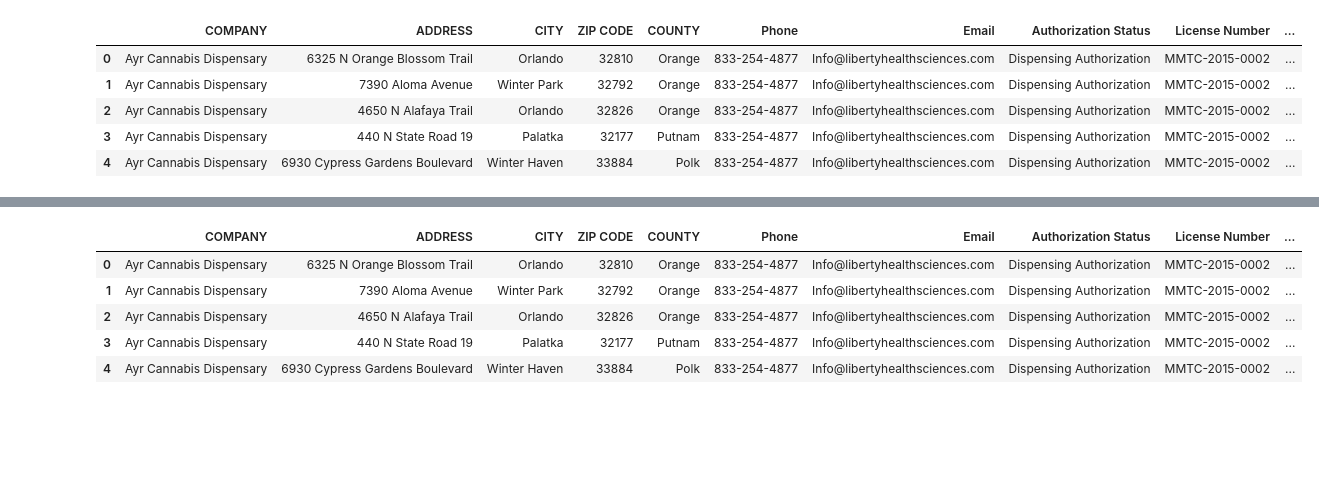
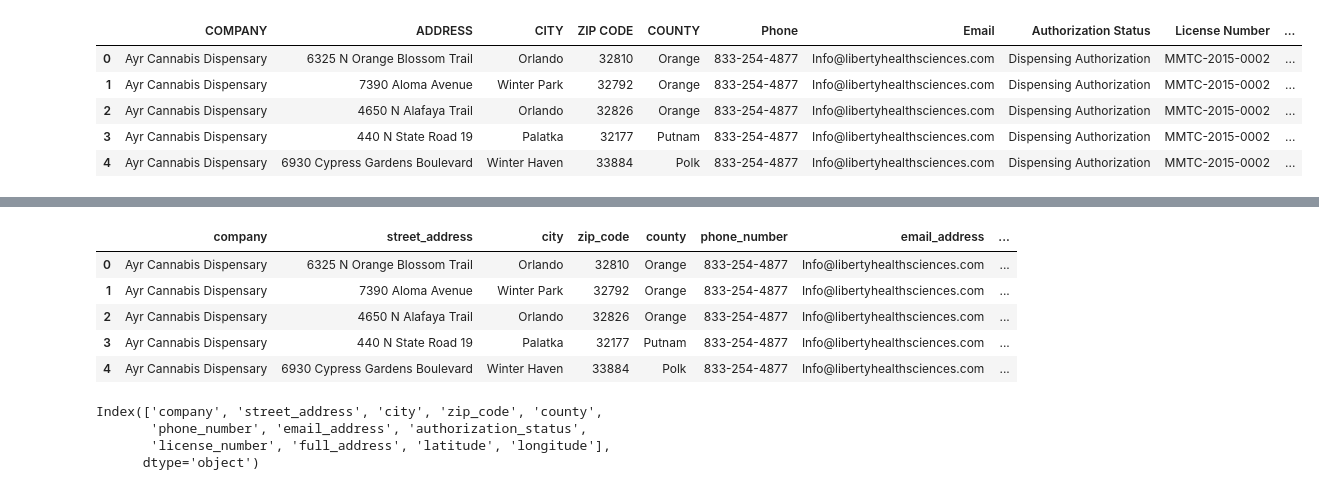
Before and after one commit to kayleepat/dispensary-competition-visualizer, a Jupyter notebook: geolocation.ipynb, the cells around one changed output, grey strips where cells are left out. Drawn from its saved outputs; the diff is of its cells as text; code cells hidden in the pictures; blank space fills up the shorter version.

Commit message:
column renaming

```diff
--- a/geolocation.ipynb
+++ b/geolocation.ipynb
@@ -217,22 +218,47 @@ Success
 # %%
 output_df.count()
 
 merged_df_with_coordinates = input_.merge(right=output_df, right_on='ADDRESS', left_on='Full Address', how='left')
 
 # clean columns
 merged_df_with_coordinates = merged_df_with_coordinates.drop('ADDRESS_y', axis=1)
 merged_df_with_coordinates['ADDRESS'] = merged_df_with_coordinates['ADDRESS_x']
 merged_df_with_coordinates = merged_df_with_coordinates.drop('ADDRESS_x', axis=1)
 merged_df_with_coordinates = merged_df_with_coordinates[['COMPANY', 'ADDRESS', 'CITY', 'ZIP CODE', 'COUNTY', 'Phone', 'Email',
        'Authorization Status', 'License Number', 'Full Address', 'Latitude',
        'Longitude']]
 
-merged_df_with_coordinates.to_csv('exports/locations_with_coordinates.csv')
+
+# renaming columns
+# merged_df_with_coordinates.rename({
+#     'COMPANY': 'company',
+#     'ADDRESS': 'street_address',
+#     'CITY': 'city',
+#     'ZIP CODE': 'zip_code',
+#     'COUNTY': 'county',
+#     'Phone': 'phone_number',
+#     'Email': 'email_address',
+#     'Authorization Status': 'authorization_status',
+#     'License Number': 'license_number',
+#     'Full Address': 'full_address',
+#     'Latitude': 'latitude',
+#     'Longitude': 'longitude'
+# })
+
+merged_df_with_coordinates.columns = ['company', 'street_address', 'city', 'zip_code', 'county', 'phone_number', 'email_address', 'authorization_status', 'license_number', 'full_address', 'latitude', 'longitude']
+
 merged_df_with_coordinates.head()
 # %% [output]
-|  | COMPANY | ADDRESS | CITY | ZIP CODE | COUNTY | Phone | Email | Authorization Status | License Number | ... |
-| 0 | Ayr Cannabis Dispensary | 6325 N Orange Blossom Trail | Orlando | 32810 | Orange | 833-254-4877 | Info@libertyhealthsciences.com | Dispensing Authorization | MMTC-2015-0002 | ... |
-| 1 | Ayr Cannabis Dispensary | 7390 Aloma Avenue | Winter Park | 32792 | Orange | 833-254-4877 | Info@libertyhealthsciences.com | Dispensing Authorization | MMTC-2015-0002 | ... |
-| 2 | Ayr Cannabis Dispensary | 4650 N Alafaya Trail | Orlando | 32826 | Orange | 833-254-4877 | Info@libertyhealthsciences.com | Dispensing Authorization | MMTC-2015-0002 | ... |
-| 3 | Ayr Cannabis Dispensary | 440 N State Road 19 | Palatka | 32177 | Putnam | 833-254-4877 | Info@libertyhealthsciences.com | Dispensing Authorization | MMTC-2015-0002 | ... |
-| 4 | Ayr Cannabis Dispensary | 6930 Cypress Gardens Boulevard | Winter Haven | 33884 | Polk | 833-254-4877 | Info@libertyhealthsciences.com | Dispensing Authorization | MMTC-2015-0002 | ... |
+|  | company | street_address | city | zip_code | county | phone_number | email_address | ... |
+| 0 | Ayr Cannabis Dispensary | 6325 N Orange Blossom Trail | Orlando | 32810 | Orange | 833-254-4877 | Info@libertyhealthsciences.com | ... |
+| 1 | Ayr Cannabis Dispensary | 7390 Aloma Avenue | Winter Park | 32792 | Orange | 833-254-4877 | Info@libertyhealthsciences.com | ... |
+| 2 | Ayr Cannabis Dispensary | 4650 N Alafaya Trail | Orlando | 32826 | Orange | 833-254-4877 | Info@libertyhealthsciences.com | ... |
+| 3 | Ayr Cannabis Dispensary | 440 N State Road 19 | Palatka | 32177 | Putnam | 833-254-4877 | Info@libertyhealthsciences.com | ... |
+| 4 | Ayr Cannabis Dispensary | 6930 Cypress Gardens Boulevard | Winter Haven | 33884 | Polk | 833-254-4877 | Info@libertyhealthsciences.com | ... |
+# %%
+merged_df_with_coordinates.columns
+# %% [output]
+Index(['company', 'street_address', 'city', 'zip_code', 'county',
+       'phone_number', 'email_address', 'authorization_status',
+       'license_number', 'full_address', 'latitude', 'longitude'],
+      dtype='object')
```
Also changed, not shown: parts of 4 cells of this notebook.
